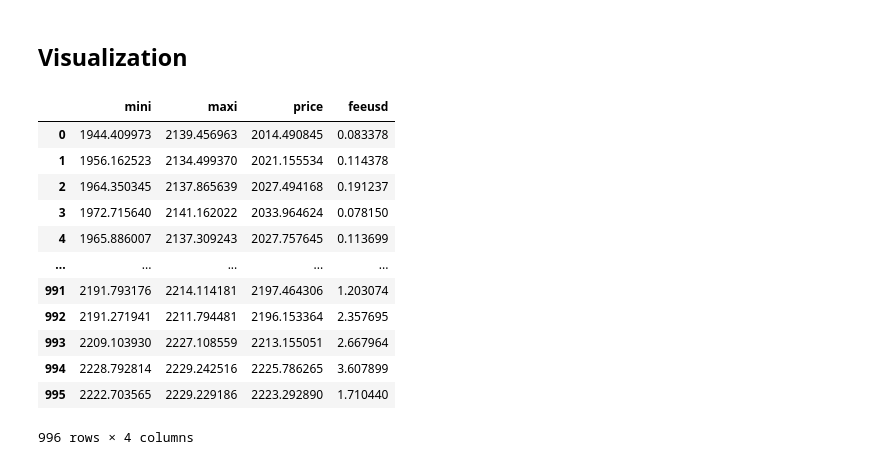
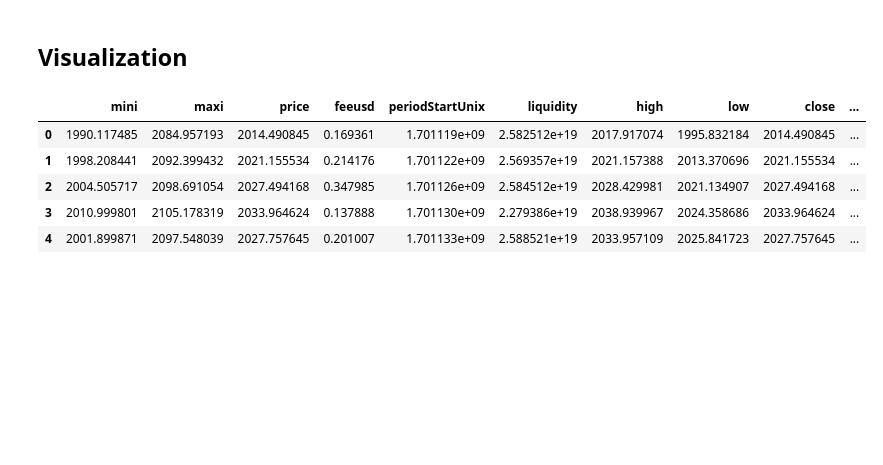
Before and after one commit to jiaxiang-cheng/definer, a Jupyter notebook: 4.2 Back-testing Dynamic Minting (Hourly).ipynb, the cells around one changed output. Drawn from its saved outputs; the diff is of its cells as text; code cells hidden in the pictures; blank space fills up the shorter version.

```diff
--- a/4.2 Back-testing Dynamic Minting (Hourly).ipynb
+++ b/4.2 Back-testing Dynamic Minting (Hourly).ipynb
@@ -141,18 +140,17 @@ pd.DataFrame(a_list).to_csv('./results/ddpg_actions.csv')
 ## Visualization
 # %%
 df = pd.read_csv('./results/ddpg_actions.csv', index_col=[0])
-df
+
+dpd = pd.read_csv('./data/uniswap_v3_usdc_eth.csv', index_col=[0])
+dpd['datetime'] = pd.to_datetime(dpd['periodStartUnix'], unit='s')
+# dpd.sort_values('datetime').iloc[1:-1]
+
+df = pd.concat([df, dpd.sort_values('datetime').iloc[1:-3].reset_index(drop=True)], axis=1)
+df.head()
 # %% [output]
-|  | mini | maxi | price | feeusd |
-| 0 | 1944.409973 | 2139.456963 | 2014.490845 | 0.083378 |
-| 1 | 1956.162523 | 2134.499370 | 2021.155534 | 0.114378 |
-| 2 | 1964.350345 | 2137.865639 | 2027.494168 | 0.191237 |
-| 3 | 1972.715640 | 2141.162022 | 2033.964624 | 0.078150 |
-| 4 | 1965.886007 | 2137.309243 | 2027.757645 | 0.113699 |
-| ... | ... | ... | ... | ... |
-| 991 | 2191.793176 | 2214.114181 | 2197.464306 | 1.203074 |
-| 992 | 2191.271941 | 2211.794481 | 2196.153364 | 2.357695 |
-| 993 | 2209.103930 | 2227.108559 | 2213.155051 | 2.667964 |
-| 994 | 2228.792814 | 2229.242516 | 2225.786265 | 3.607899 |
-| 995 | 2222.703565 | 2229.229186 | 2223.292890 | 1.710440 |
+|  | mini | maxi | price | feeusd | periodStartUnix | liquidity | high | low | close | ... |
+| 0 | 1990.117485 | 2084.957193 | 2014.490845 | 0.169361 | 1.701119e+09 | 2.582512e+19 | 2017.917074 | 1995.832184 | 2014.490845 | ... |
+| 1 | 1998.208441 | 2092.399432 | 2021.155534 | 0.214176 | 1.701122e+09 | 2.569357e+19 | 2021.157388 | 2013.370696 | 2021.155534 | ... |
+| 2 | 2004.505717 | 2098.691054 | 2027.494168 | 0.347985 | 1.701126e+09 | 2.584512e+19 | 2028.429981 | 2021.134907 | 2027.494168 | ... |
+| 3 | 2010.999801 | 2105.178319 | 2033.964624 | 0.137888 | 1.701130e+09 | 2.279386e+19 | 2038.939967 | 2024.358686 | 2033.964624 | ... |
+| 4 | 2001.899871 | 2097.548039 | 2027.757645 | 0.201007 | 1.701133e+09 | 2.588521e+19 | 2033.957109 | 2025.841723 | 2027.757645 | ... |
-996 rows × 4 columns
```
Also changed, not shown: parts of 8 cells of this notebook, 2 other files.
